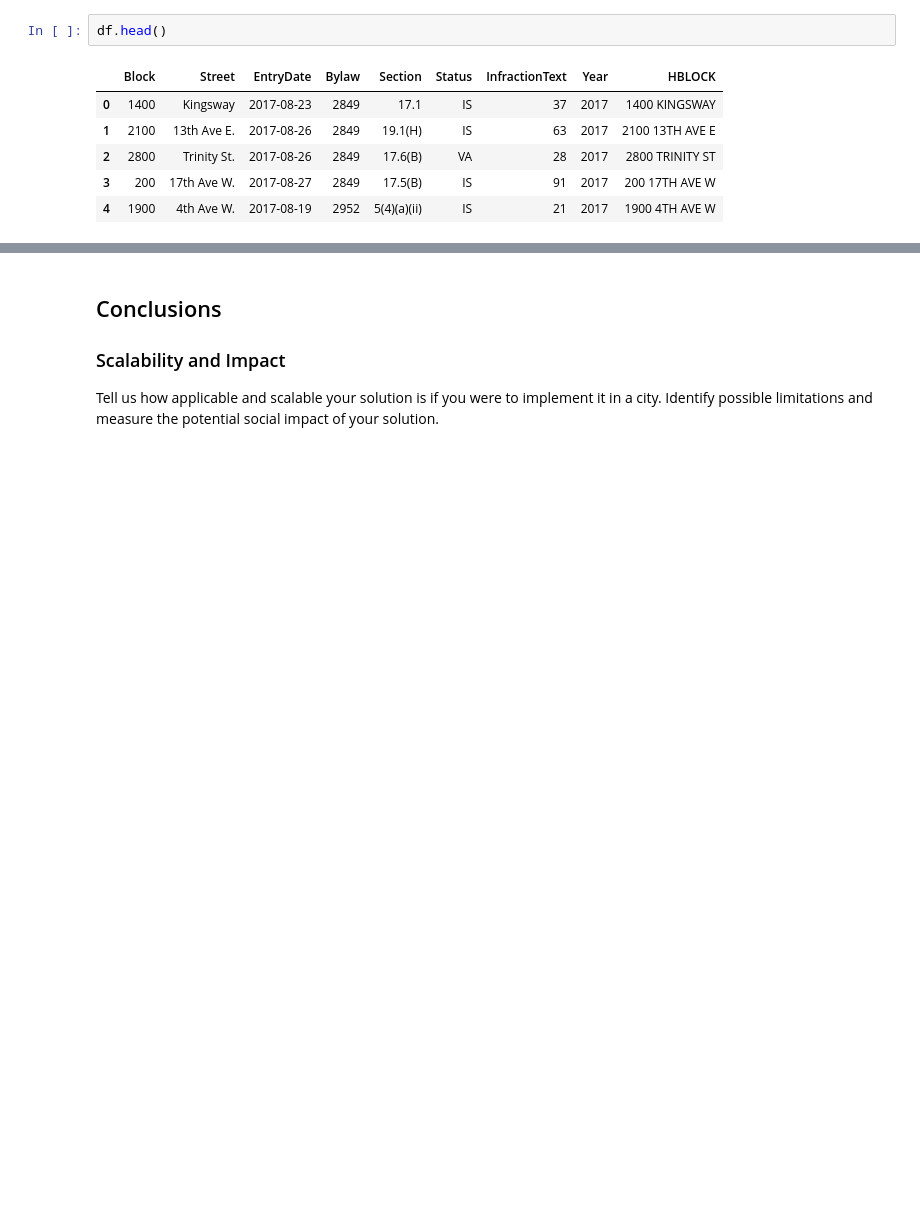
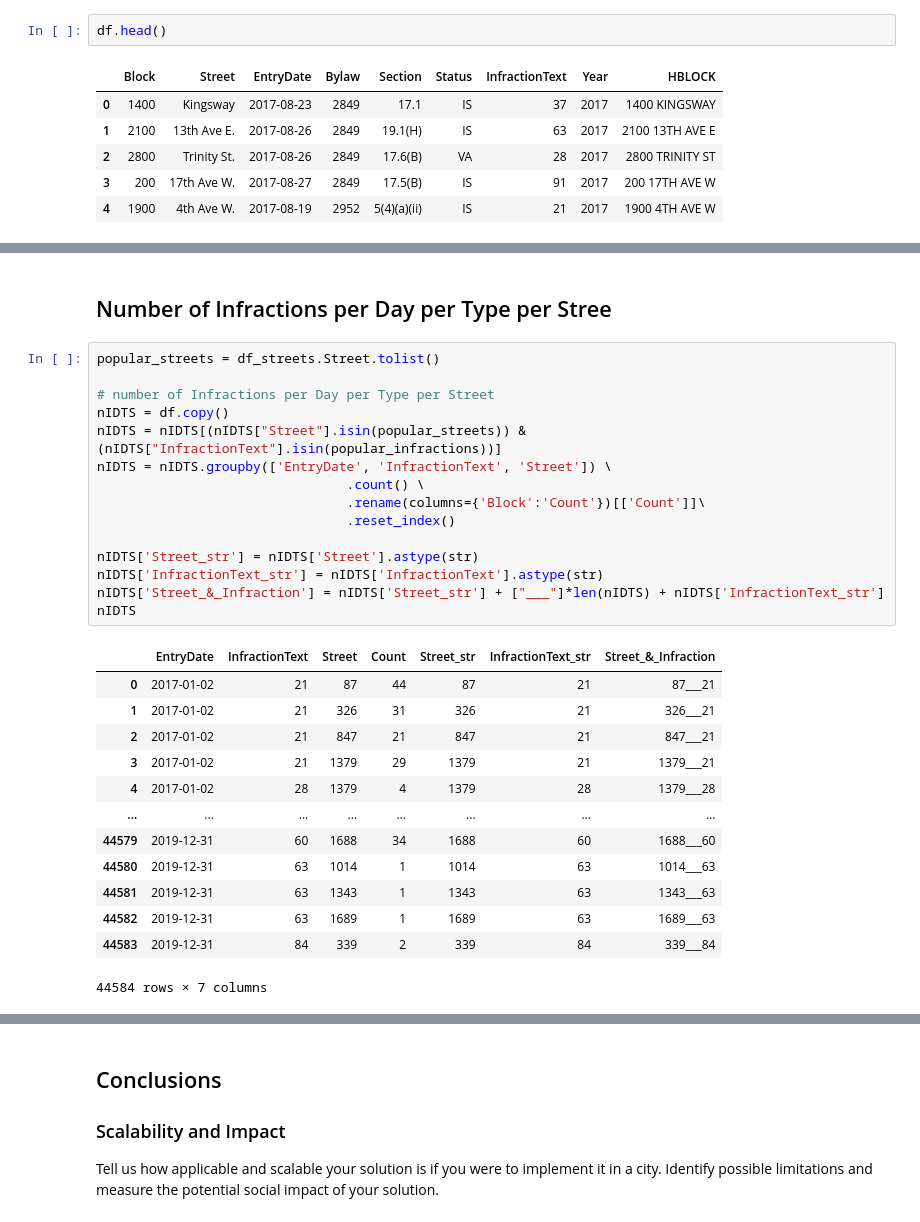
Before and after one commit to anafsa/ChildrenOfJupyter, a Jupyter notebook: Stage-2/Irregular Parking/Identification of patterns and prediction of irregular parking.ipynb, the cells around one changed output, grey strips where cells are left out. Drawn from its saved outputs; the diff is of its cells as text; blank space fills up the shorter version.

```diff
--- a/Stage-2/Irregular Parking/Identification of patterns and prediction of irregular parking.ipynb
+++ b/Stage-2/Irregular Parking/Identification of patterns and prediction of irregular parking.ipynb
@@ -219,3 +243,34 @@ sns.lineplot(data=nInfractionsPerDayPerType, x="EntryDate", y="Count", hue="Infr
 # %% [output]
 <AxesSubplot:xlabel='EntryDate', ylabel='Count'>
 [figure]
+# %% [markdown]
+## Number of Infractions per Day per Type per Stree
+# %%
+popular_streets = df_streets.Street.tolist()
+
+# number of Infractions per Day per Type per Street
+nIDTS = df.copy()
+nIDTS = nIDTS[(nIDTS["Street"].isin(popular_streets)) & (nIDTS["InfractionText"].isin(popular_infractions))]
+nIDTS = nIDTS.groupby(['EntryDate', 'InfractionText', 'Street']) \
+                                .count() \
+                                .rename(columns={'Block':'Count'})[['Count']]\
+                                .reset_index()
+
+nIDTS['Street_str'] = nIDTS['Street'].astype(str)
+nIDTS['InfractionText_str'] = nIDTS['InfractionText'].astype(str)
+nIDTS['Street_&_Infraction'] = nIDTS['Street_str'] + ["___"]*len(nIDTS) + nIDTS['InfractionText_str']
+nIDTS
+# %% [output]
+|  | EntryDate | InfractionText | Street | Count | Street_str | InfractionText_str | Street_&_Infraction |
+| 0 | 2017-01-02 | 21 | 87 | 44 | 87 | 21 | 87___21 |
+| 1 | 2017-01-02 | 21 | 326 | 31 | 326 | 21 | 326___21 |
+| 2 | 2017-01-02 | 21 | 847 | 21 | 847 | 21 | 847___21 |
+| 3 | 2017-01-02 | 21 | 1379 | 29 | 1379 | 21 | 1379___21 |
+| 4 | 2017-01-02 | 28 | 1379 | 4 | 1379 | 28 | 1379___28 |
+| ... | ... | ... | ... | ... | ... | ... | ... |
+| 44579 | 2019-12-31 | 60 | 1688 | 34 | 1688 | 60 | 1688___60 |
+| 44580 | 2019-12-31 | 63 | 1014 | 1 | 1014 | 63 | 1014___63 |
+| 44581 | 2019-12-31 | 63 | 1343 | 1 | 1343 | 63 | 1343___63 |
+| 44582 | 2019-12-31 | 63 | 1689 | 1 | 1689 | 63 | 1689___63 |
+| 44583 | 2019-12-31 | 84 | 339 | 2 | 339 | 84 | 339___84 |
+44584 rows × 7 columns
```
Also changed, not shown: parts of 5 cells of this notebook.
